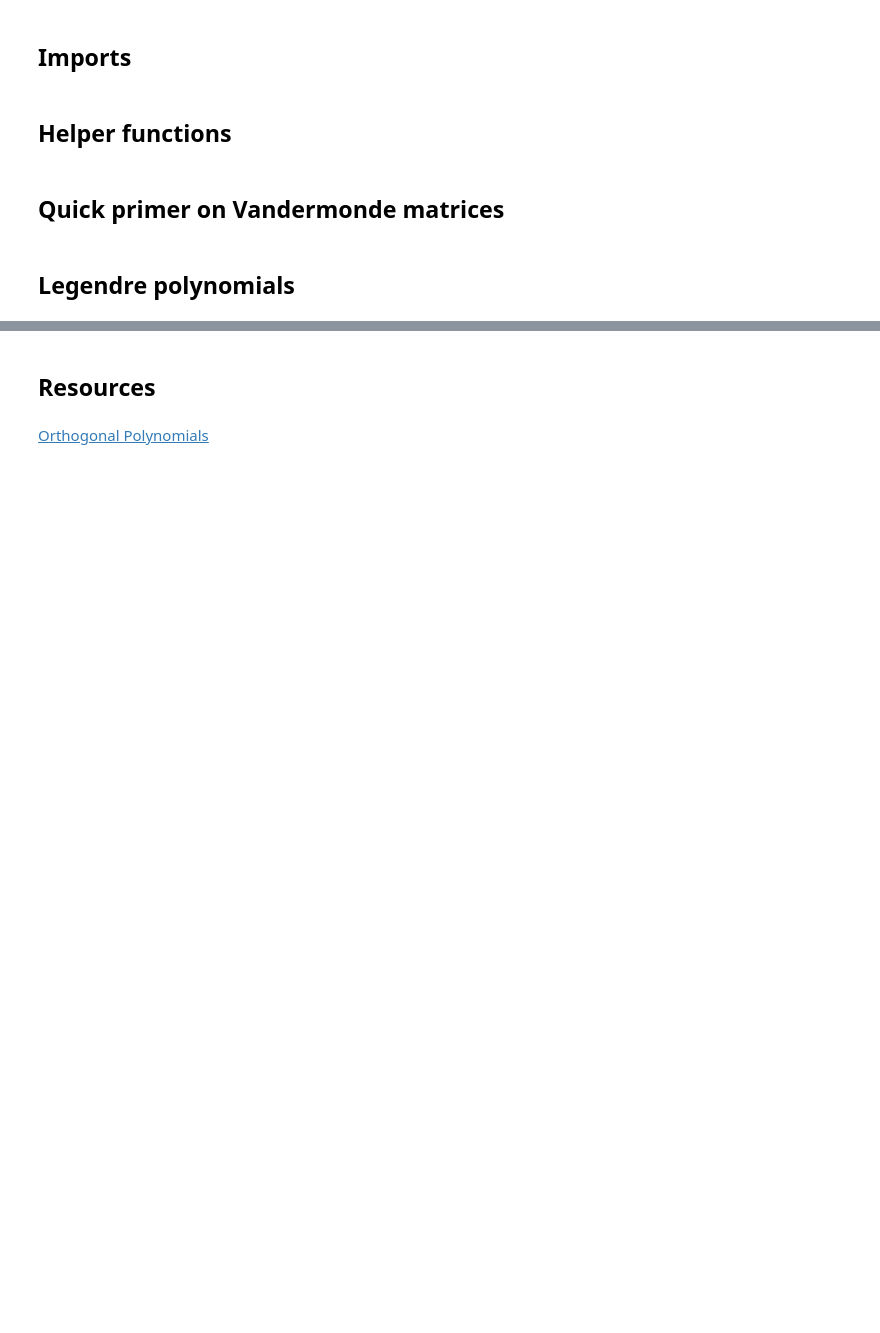
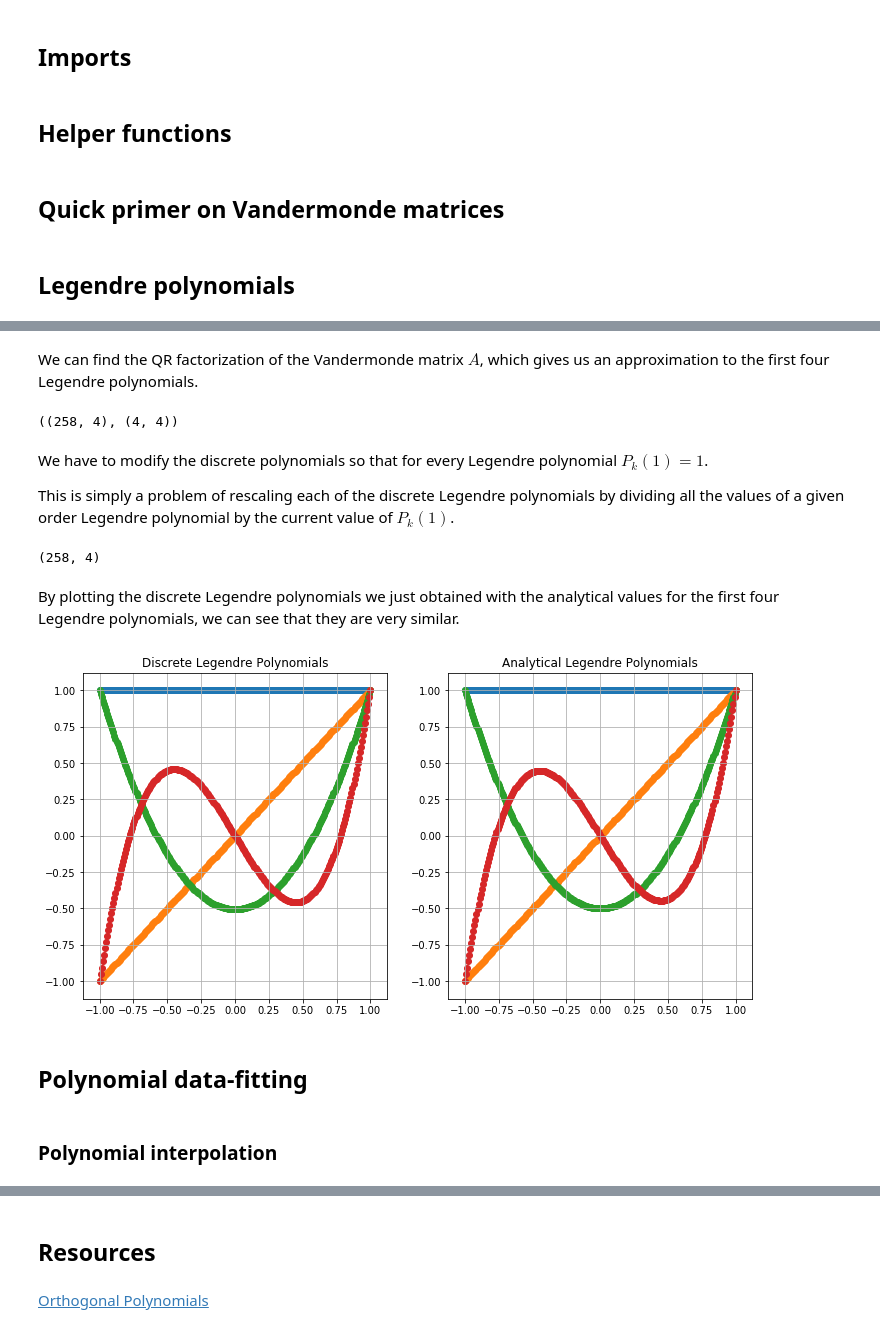
Before and after one commit to matsumotosan/numerical-linear-algebra, a Jupyter notebook: Gauss-Legendre Quadrature.ipynb, the cells around one changed output, grey strips where cells are left out. Cells and saved outputs as stored; diff of their text form; code cells hidden in the pictures; blank space fills up the shorter version.

Commit message:
Polynomial interpolation done.

```diff
--- a/Gauss-Legendre Quadrature.ipynb
+++ b/Gauss-Legendre Quadrature.ipynb
@@ -28,0 +38,6 @@ Just as orthonormal vectors serve as a basis for some vector subspace, Legendre
+# %%
+x = np.linspace(-1,1,258).T
+N = 4
+A = np.vander(x,N,increasing=True)
+
+A.shape
@@ -28,0 +61,43 @@ Just as orthonormal vectors serve as a basis for some vector subspace, Legendre
+# %% [markdown]
+We can find the QR factorization of the Vandermonde matrix $A$, which gives us an approximation to the first four Legendre polynomials.
+# %%
+q, r = np.linalg.qr(A,'reduced')
+
+q.shape, r.shape
+# %% [output]
+((258, 4), (4, 4))
+# %% [markdown]
+We have to modify the discrete polynomials so that for every Legendre polynomial $P_k(1)=1$.
+
+This is simply a problem of rescaling each of the discrete Legendre polynomials by dividing all the values of a given order Legendre polynomial by the current value of $P_k(1)$.
+# %%
+q = q @ np.diag(1 / q[-1,:])
+
+q.shape
+# %% [output]
+(258, 4)
+# %% [markdown]
+By plotting the discrete Legendre polynomials we just obtained with the analytical values for the first four Legendre polynomials, we can see that they are very similar.
+# %%
+plt.figure(figsize=(12,6));
+
+# Plot discrete Legendre polynomial values
+plt.subplot(1,2,1)
+[plt.scatter(x,q[:,i]) for i in range(N)];
+plt.title('Discrete Legendre Polynomials')
+plt.grid(True)
+
+# Plot analytical Legendre polynomial values
+plt.subplot(1,2,2)
+c = np.eye(N)
+[plt.scatter(x,leg.legval(x, c[i])) for i in range(N)];
+plt.title('Analytical Legendre Polynomials')
+plt.grid(True)
+
+plt.show();
+# %% [output]
+[figure, added]
+# %% [markdown]
+## Polynomial data-fitting
+# %% [markdown]
+### Polynomial interpolation
```
Also changed, not shown: parts of 24 cells of this notebook.
